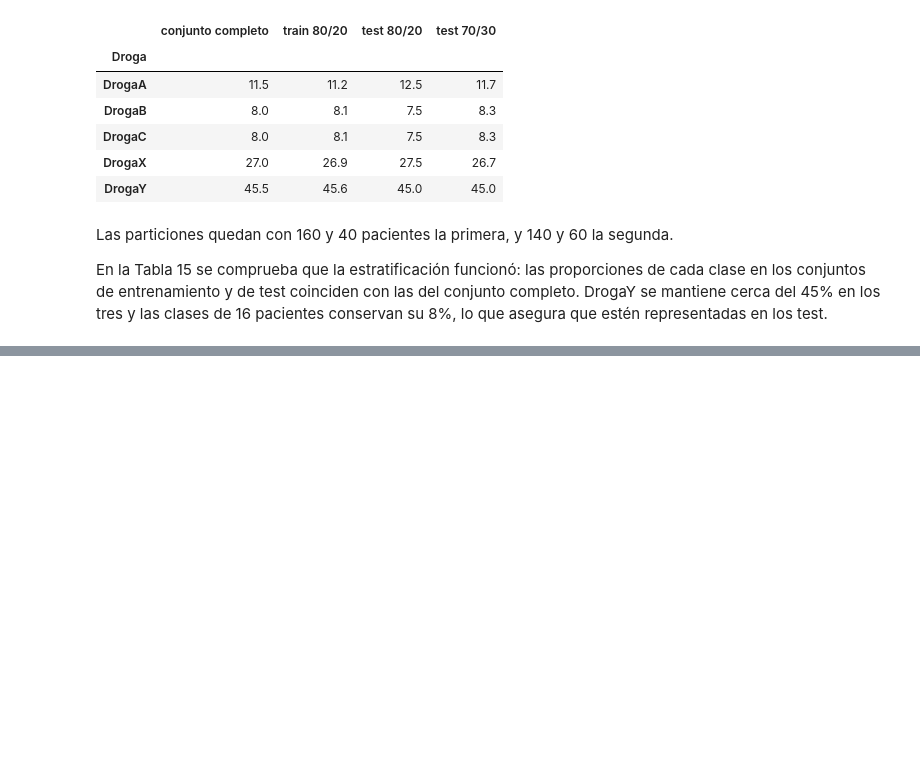
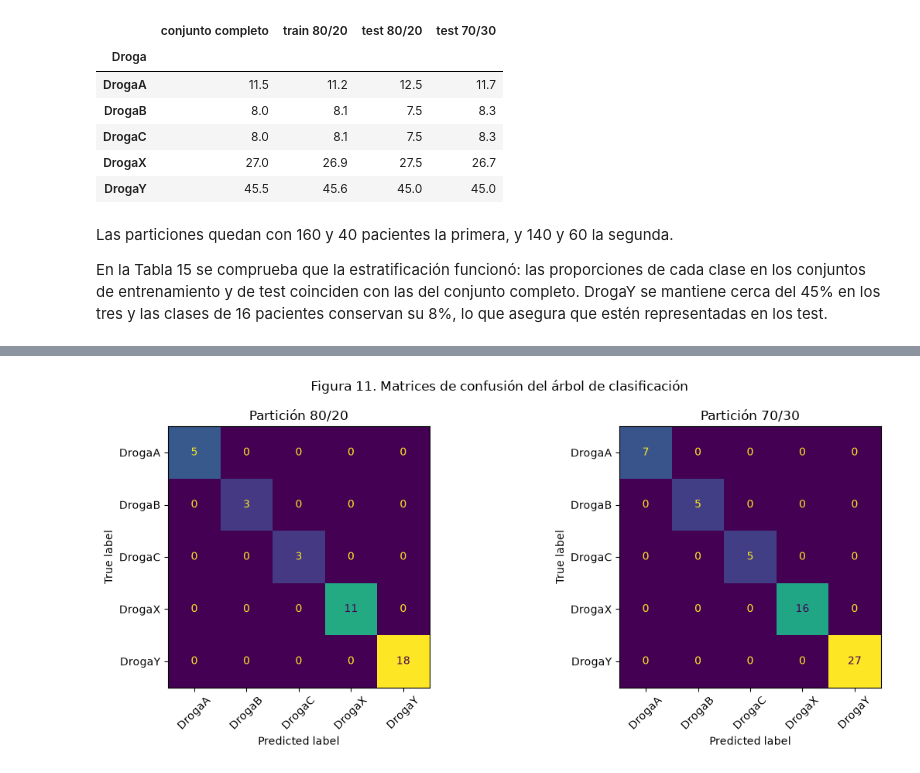
Before and after one commit to frankoespa/tuia-mineria-de-datos, a Jupyter notebook: tp2/tp2_mineria_renna_esparza.ipynb, the cells around one changed output, grey strips where cells are left out. Drawn from its saved outputs; the diff is of its cells as text; code cells hidden in the pictures; blank space fills up the shorter version.

```diff
--- a/tp2/tp2_mineria_renna_esparza.ipynb
+++ b/tp2/tp2_mineria_renna_esparza.ipynb
@@ -729,0 +861,17 @@ En la Tabla 15 se comprueba que la estratificación funcionó: las proporciones
+# %%
+filas_clasif = []
+
+for nombre, (Xtrn, Xtst, ytrn, ytst, _, _) in particiones_pac.items():
+    pred = busquedas_pac[nombre].best_estimator_.predict(Xtst)
+    filas_clasif.append({
+        "partición": nombre,
+        "pacientes de test": len(ytst),
+        "Exactitud": accuracy_score(ytst, pred),
+        "Precisión (macro)": precision_score(ytst, pred, average="macro"),
+        "Exhaustividad (macro)": recall_score(ytst, pred, average="macro"),
+    })
+
+metricas_arbol = pd.DataFrame(filas_clasif)
+
+print("Tabla 18. Métricas del árbol de clasificación sobre los test")
+metricas_arbol.round(4)
@@ -729,0 +883,15 @@ En la Tabla 15 se comprueba que la estratificación funcionó: las proporciones
+# %%
+fig, axes = plt.subplots(nrows=1, ncols=2, figsize=(12, 5))
+
+for ax, (nombre, (Xtrn, Xtst, ytrn, ytst, _, _)) in zip(axes, particiones_pac.items()):
+    modelo = busquedas_pac[nombre].best_estimator_
+    cm = confusion_matrix(ytst, modelo.predict(Xtst), labels=modelo.classes_)
+    ConfusionMatrixDisplay(confusion_matrix=cm, display_labels=modelo.classes_).plot(ax=ax, colorbar=False)
+    ax.set_title(f"Partición {nombre}")
+    ax.tick_params(axis="x", rotation=45)
+
+plt.suptitle("Figura 11. Matrices de confusión del árbol de clasificación")
+plt.tight_layout()
+plt.show()
+# %% [output]
+[figure, added]
```
Also changed, not shown: parts of 14 cells of this notebook, 1 other file.
